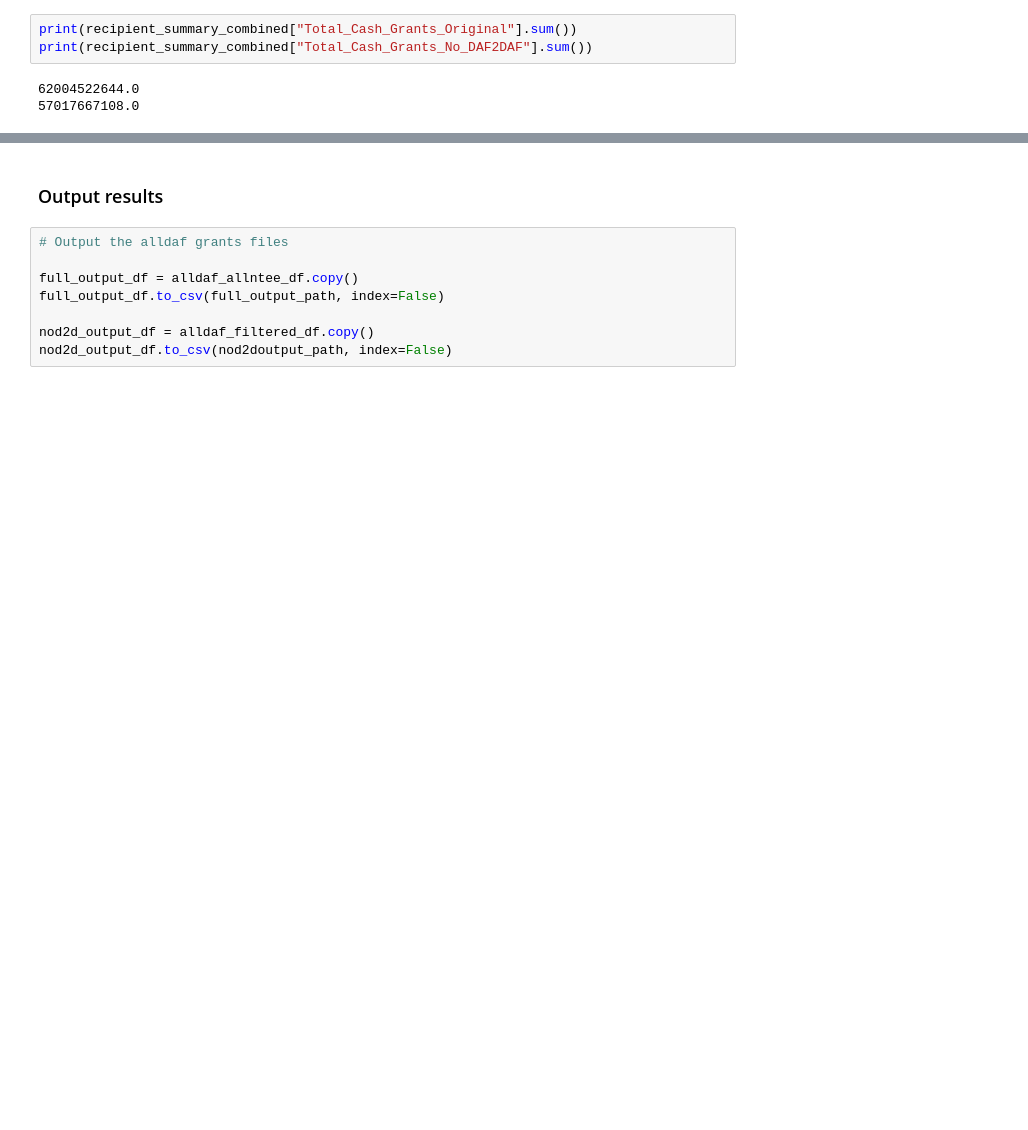
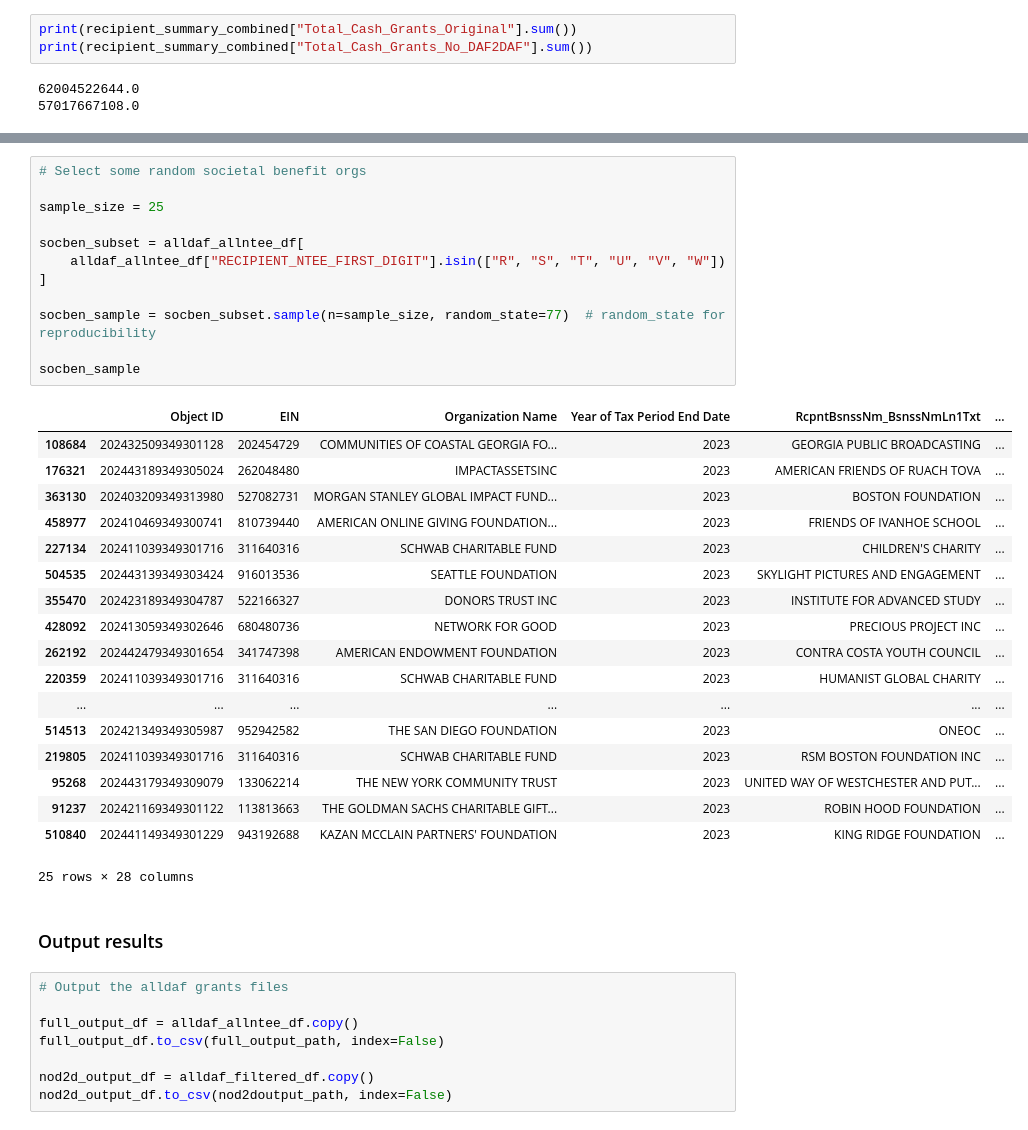
Before and after one commit to HFAwesomeCharts/MCNNonprofitEconomy, a Jupyter notebook: jupyter_notebooks/MCN_DAF_grants_by_NTEE.ipynb, the cells around one changed output, grey strips where cells are left out. Saved outputs shown, nothing was run; the diff lists cells and outputs as text; blank space fills up the shorter version.

```diff
--- a/jupyter_notebooks/MCN_DAF_grants_by_NTEE.ipynb
+++ b/jupyter_notebooks/MCN_DAF_grants_by_NTEE.ipynb
@@ -671,3 +878,34 @@ print(recipient_summary_combined["Total_Cash_Grants_No_DAF2DAF"].sum())
+# %%
+# Select some random societal benefit orgs
+
+sample_size = 25
+
+socben_subset = alldaf_allntee_df[
+    alldaf_allntee_df["RECIPIENT_NTEE_FIRST_DIGIT"].isin(["R", "S", "T", "U", "V", "W"])
+]
+
+socben_sample = socben_subset.sample(n=sample_size, random_state=77)  # random_state for reproducibility
+
+socben_sample
+# %% [output]
+|  | Object ID | EIN | Organization Name | Year of Tax Period End Date | RcpntBsnssNm_BsnssNmLn1Txt | ... |
+| 108684 | 202432509349301128 | 202454729 | COMMUNITIES OF COASTAL GEORGIA FO... | 2023 | GEORGIA PUBLIC BROADCASTING | ... |
+| 176321 | 202443189349305024 | 262048480 | IMPACTASSETSINC | 2023 | AMERICAN FRIENDS OF RUACH TOVA | ... |
+| 363130 | 202403209349313980 | 527082731 | MORGAN STANLEY GLOBAL IMPACT FUND... | 2023 | BOSTON FOUNDATION | ... |
+| 458977 | 202410469349300741 | 810739440 | AMERICAN ONLINE GIVING FOUNDATION... | 2023 | FRIENDS OF IVANHOE SCHOOL | ... |
+| 227134 | 202411039349301716 | 311640316 | SCHWAB CHARITABLE FUND | 2023 | CHILDREN'S CHARITY | ... |
+| 504535 | 202443139349303424 | 916013536 | SEATTLE FOUNDATION | 2023 | SKYLIGHT PICTURES AND ENGAGEMENT | ... |
+| 355470 | 202423189349304787 | 522166327 | DONORS TRUST INC | 2023 | INSTITUTE FOR ADVANCED STUDY | ... |
+| 428092 | 202413059349302646 | 680480736 | NETWORK FOR GOOD | 2023 | PRECIOUS PROJECT INC | ... |
+| 262192 | 202442479349301654 | 341747398 | AMERICAN ENDOWMENT FOUNDATION | 2023 | CONTRA COSTA YOUTH COUNCIL | ... |
+| 220359 | 202411039349301716 | 311640316 | SCHWAB CHARITABLE FUND | 2023 | HUMANIST GLOBAL CHARITY | ... |
+| ... | ... | ... | ... | ... | ... | ... |
+| 514513 | 202421349349305987 | 952942582 | THE SAN DIEGO FOUNDATION | 2023 | ONEOC | ... |
+| 219805 | 202411039349301716 | 311640316 | SCHWAB CHARITABLE FUND | 2023 | RSM BOSTON FOUNDATION INC | ... |
+| 95268 | 202443179349309079 | 133062214 | THE NEW YORK COMMUNITY TRUST | 2023 | UNITED WAY OF WESTCHESTER AND PUT... | ... |
+| 91237 | 202421169349301122 | 113813663 | THE GOLDMAN SACHS CHARITABLE GIFT... | 2023 | ROBIN HOOD FOUNDATION | ... |
+| 510840 | 202441149349301229 | 943192688 | KAZAN MCCLAIN PARTNERS' FOUNDATION | 2023 | KING RIDGE FOUNDATION | ... |
+25 rows × 28 columns
 # %% [markdown]
 ### Output results
 # %%
```
Also changed, not shown: parts of 19 cells of this notebook, 4 other files.
